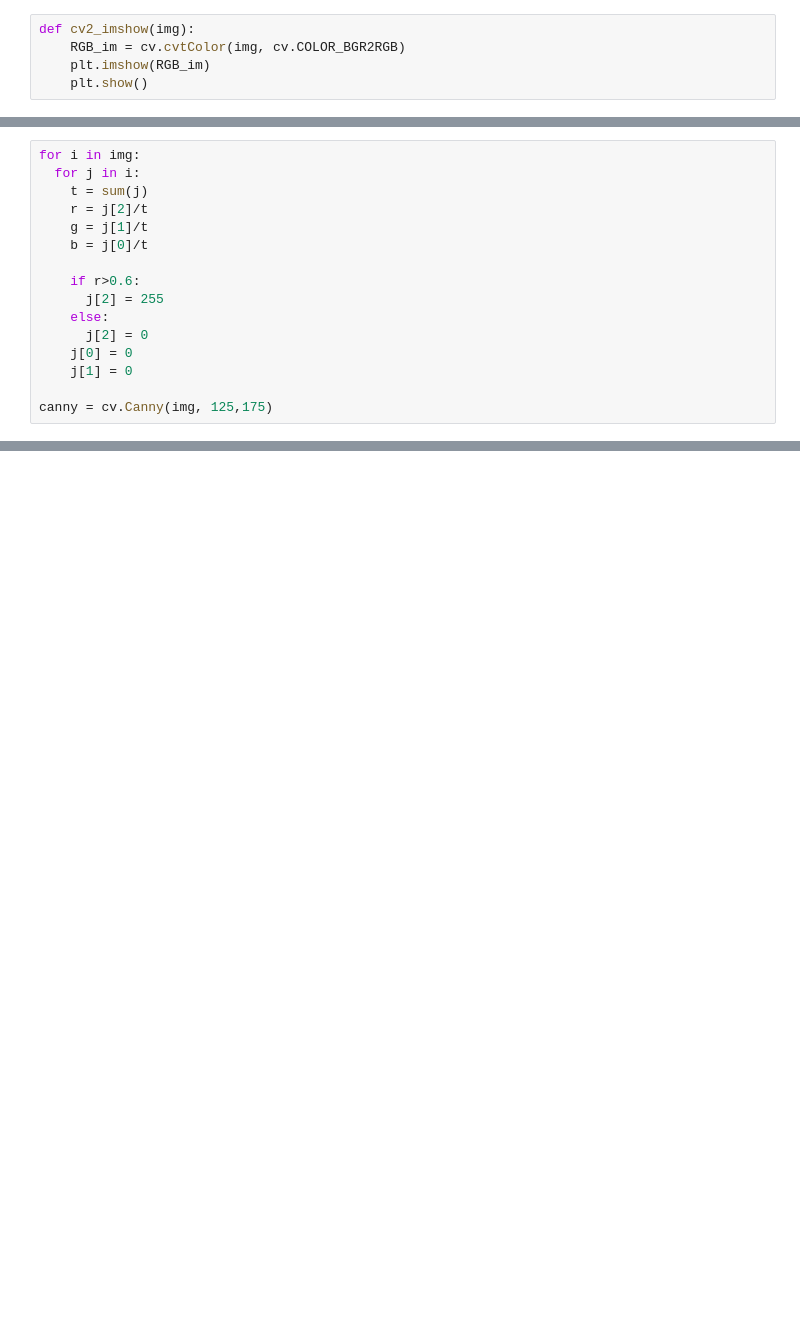
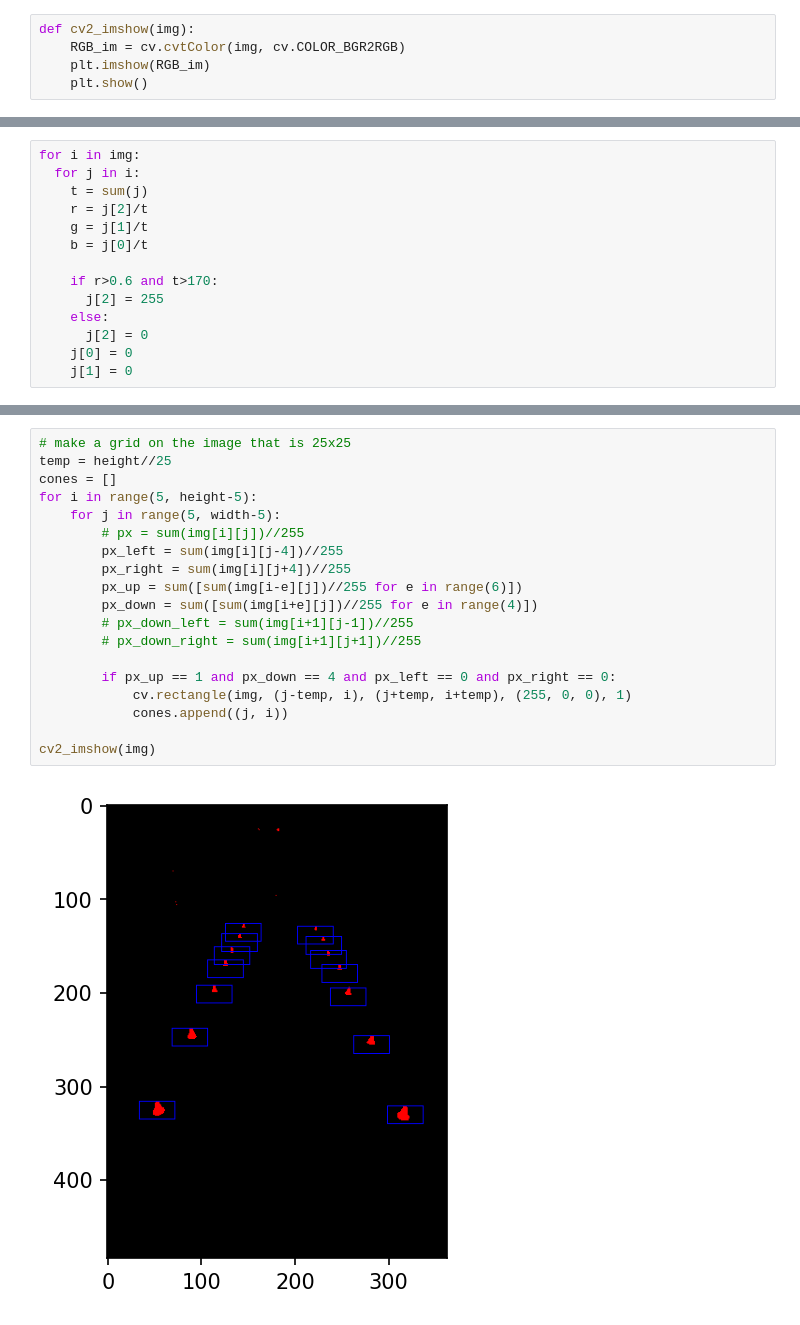
Before and after one commit to Shrey-Modi/WA-onboarding, a Jupyter notebook: perception/test.ipynb, the cells around one changed output, grey strips where cells are left out. Drawn from its saved outputs; the diff is of its cells as text; blank space fills up the shorter version.

```diff
--- a/perception/test.ipynb
+++ b/perception/test.ipynb
@@ -29,11 +51,9 @@ for i in img:
     g = j[1]/t
     b = j[0]/t
 
-    if r>0.6:
+    if r>0.6 and t>170:
       j[2] = 255
     else:
       j[2] = 0
     j[0] = 0
     j[1] = 0
-
-canny = cv.Canny(img, 125,175)
@@ -61,0 +68,21 @@ plt.plot(plot["x"], plot["y"])
+# %%
+# make a grid on the image that is 25x25
+temp = height//25
+cones = []
+for i in range(5, height-5):
+    for j in range(5, width-5):
+        # px = sum(img[i][j])//255
+        px_left = sum(img[i][j-4])//255
+        px_right = sum(img[i][j+4])//255
+        px_up = sum([sum(img[i-e][j])//255 for e in range(6)])
+        px_down = sum([sum(img[i+e][j])//255 for e in range(4)])
+        # px_down_left = sum(img[i+1][j-1])//255
+        # px_down_right = sum(img[i+1][j+1])//255
+
+        if px_up == 1 and px_down == 4 and px_left == 0 and px_right == 0:
+            cv.rectangle(img, (j-temp, i), (j+temp, i+temp), (255, 0, 0), 1)
+            cones.append((j, i))
+
+cv2_imshow(img)
+# %% [output]
+[figure, added]
```
Also changed, not shown: parts of 24 cells of this notebook, 1 other file.
